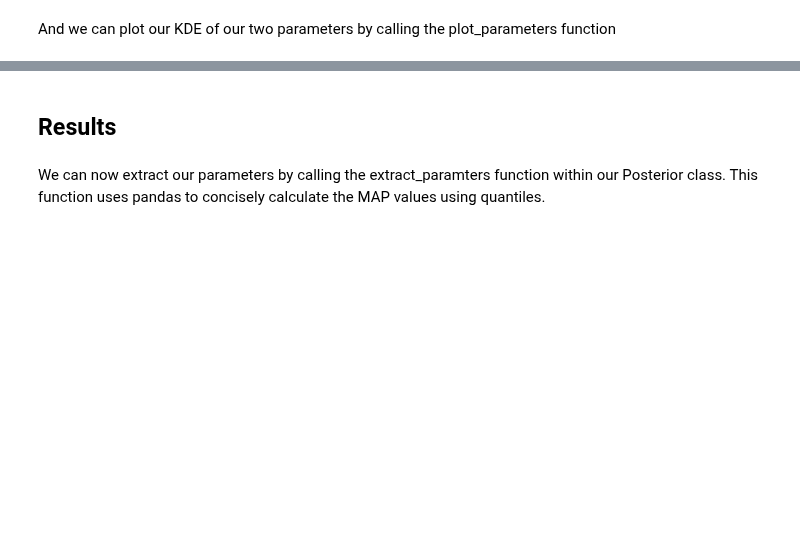
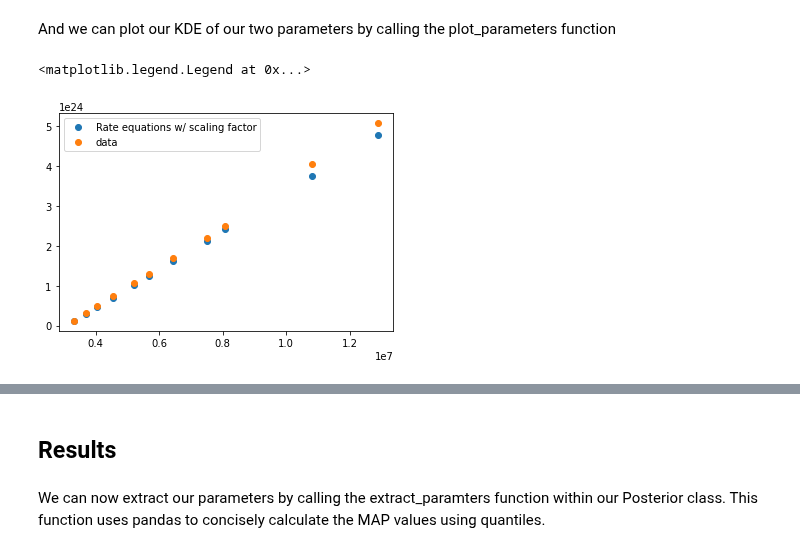
Before and after one commit to phys201/qd_laser_dynamics, a Jupyter notebook: tutorial.ipynb, the cells around one changed output, grey strips where cells are left out. Saved outputs shown, nothing was run; the diff lists cells and outputs as text; code cells hidden in the pictures; blank space fills up the shorter version.

```diff
--- a/tutorial.ipynb
+++ b/tutorial.ipynb
@@ -146,5 +146,31 @@ Done
 # %% [markdown]
 And we can plot our KDE of our two parameters by calling the plot_parameters function
+# %%
+scaling_factor = 1E2
+
+S_out = []
+p_out = []
+N_out = []
+
+o = 0
+
+zGuess = initial_guess
+
+test=LogLikelihood(ls_result, x, y, sigma_y, zGuess)
+
+fout = lambda ip: fsolve(test.rateEquations, zGuess, args = ip)
+z = np.array(list(map(fout, x)))
+
+S_out = z[:,0]*scaling_factor
+p_out = z[:,1]
+N_out = z[:,2]
+
+plt.plot(x, S_out, 'o', label='Rate equations w/ scaling factor')
+plt.plot(x,y, 'o', label='data')
+plt.legend()
+# %% [output]
+<matplotlib.legend.Legend at 0x...>
+[figure, added]
 # %%
 #logpost.plot_parameters(param)
 #plt.savefig('figures\sim_est.png')
```
Also changed, not shown: parts of 10 cells of this notebook, 1 other file.
